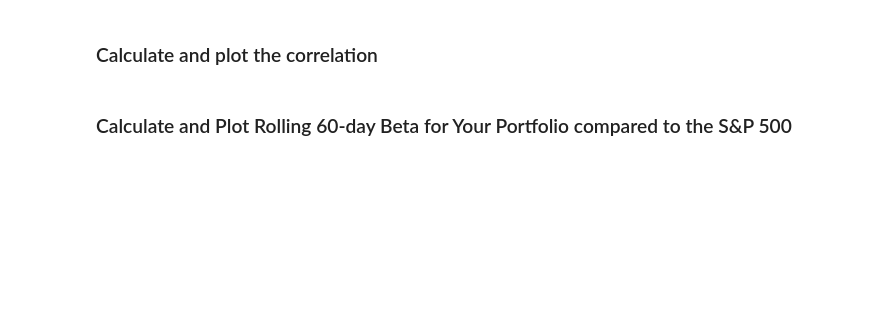
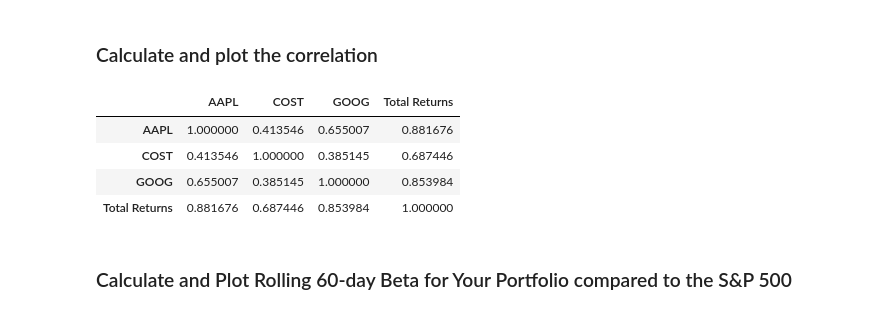
Before and after one commit to jdonnelly0804/Module-4-Challenge, a Jupyter notebook: whale_analysis.ipynb, the cells around one changed output. Saved outputs shown, nothing was run; the diff lists cells and outputs as text; code cells hidden in the pictures; blank space fills up the shorter version.

```diff
--- a/whale_analysis.ipynb
+++ b/whale_analysis.ipynb
@@ -452,6 +464,14 @@ portfolio_daily_returns.dropna(inplace=True)
 ### Calculate and plot the correlation
 # %%
 # Calculate and plot the correlation
+portfolio_correlation = portfolio_daily_returns.corr()
+portfolio_correlation
+# %% [output]
+|  | AAPL | COST | GOOG | Total Returns |
+| AAPL | 1.000000 | 0.413546 | 0.655007 | 0.881676 |
+| COST | 0.413546 | 1.000000 | 0.385145 | 0.687446 |
+| GOOG | 0.655007 | 0.385145 | 1.000000 | 0.853984 |
+| Total Returns | 0.881676 | 0.687446 | 0.853984 | 1.000000 |
 # %% [markdown]
 ### Calculate and Plot Rolling 60-day Beta for Your Portfolio compared to the S&P 500
 # %%
```
Also changed, not shown: parts of 6 cells of this notebook.
